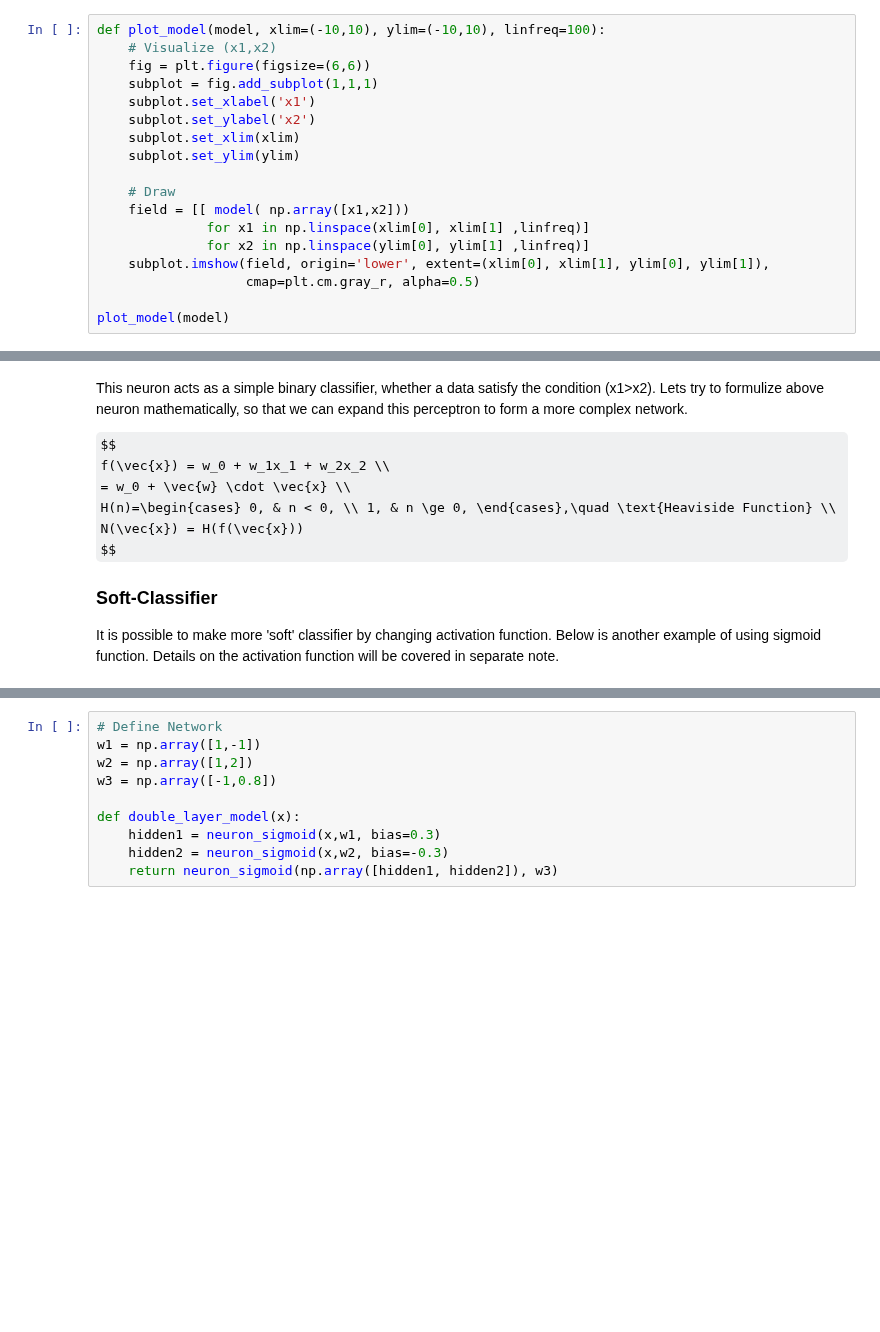
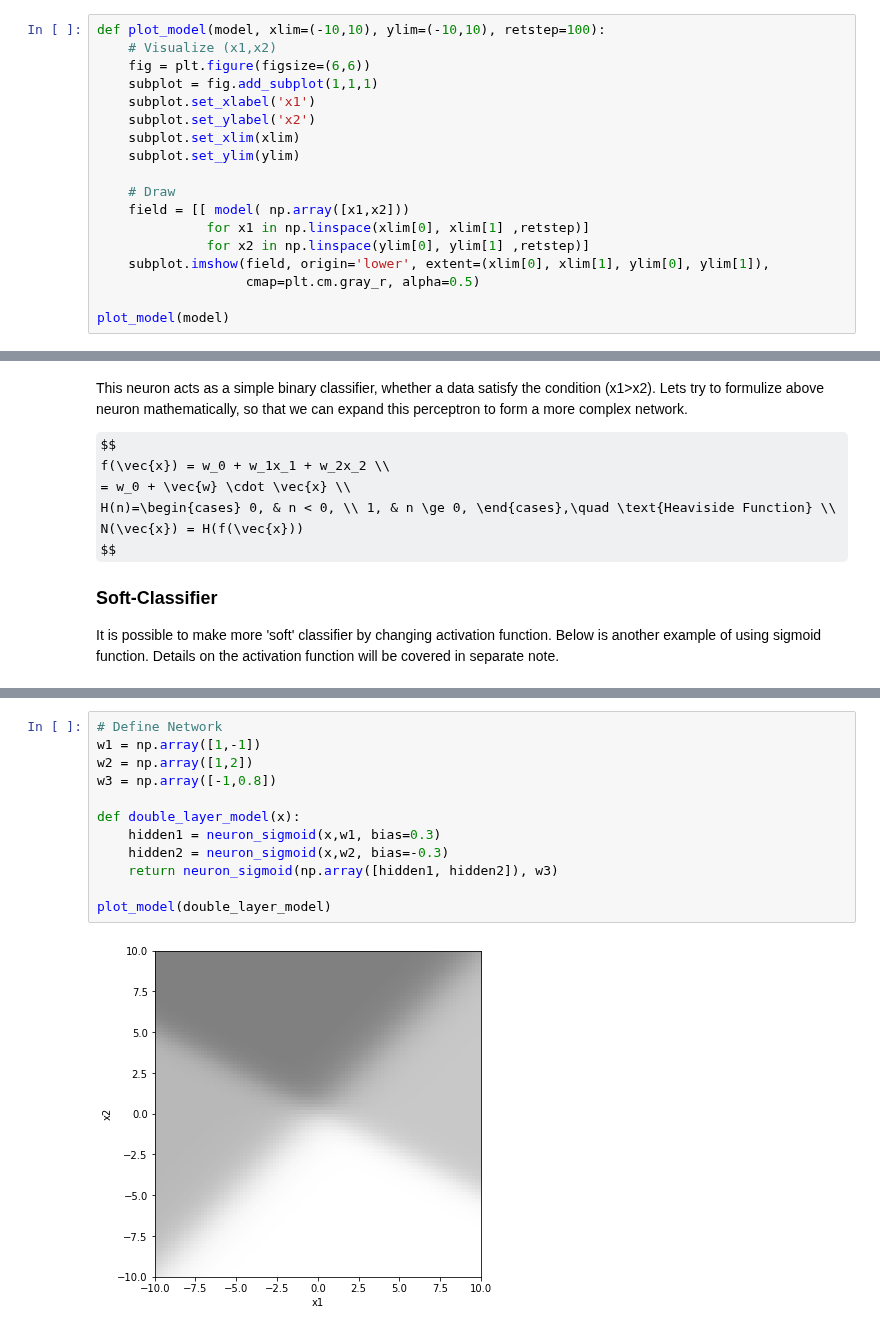
Before and after one commit to skim0119/DeepLearning_Notes, a Jupyter notebook: 0.Neural Network Theory/1.Neuron and Perceptron.ipynb, the cells around one changed output, grey strips where cells are left out. Saved outputs shown, nothing was run; the diff lists cells and outputs as text; some formulas as TeX source; blank space fills up the shorter version.

```diff
--- a/0.Neural Network Theory/1.Neuron and Perceptron.ipynb
+++ b/0.Neural Network Theory/1.Neuron and Perceptron.ipynb
@@ -155,7 +156,7 @@ model = lambda x : neuron(x, w)
 # %% [markdown]
 Lets visualize the model. Since the model takes only two inputs $w_0$ and $w_1$, we can graph the function on 2-D graph.
 # %%
-def plot_model(model, xlim=(-10,10), ylim=(-10,10), linfreq=100):
+def plot_model(model, xlim=(-10,10), ylim=(-10,10), retstep=100):
     # Visualize (x1,x2)
     fig = plt.figure(figsize=(6,6))
     subplot = fig.add_subplot(1,1,1)
@@ -166,8 +167,8 @@ def plot_model(model, xlim=(-10,10), ylim=(-10,10), linfreq=100):
 
     # Draw
     field = [[ model( np.array([x1,x2]))
-              for x1 in np.linspace(xlim[0], xlim[1] ,linfreq)]
-              for x2 in np.linspace(ylim[0], ylim[1] ,linfreq)]
+              for x1 in np.linspace(xlim[0], xlim[1] ,retstep)]
+              for x2 in np.linspace(ylim[0], ylim[1] ,retstep)]
     subplot.imshow(field, origin='lower', extent=(xlim[0], xlim[1], ylim[0], ylim[1]),
                    cmap=plt.cm.gray_r, alpha=0.5)
 
@@ -224,10 +209,14 @@ subplot.imshow(field, origin='lower', extent=(-10,10,-10,10),
 # %%
 # Define Network
 w1 = np.array([1,-1])
 w2 = np.array([1,2])
 w3 = np.array([-1,0.8])
 
 def double_layer_model(x):
     hidden1 = neuron_sigmoid(x,w1, bias=0.3)
     hidden2 = neuron_sigmoid(x,w2, bias=-0.3)
     return neuron_sigmoid(np.array([hidden1, hidden2]), w3)
+
+plot_model(double_layer_model)
+# %% [output]
+[figure, added]
```
Also changed, not shown: parts of 4 cells of this notebook.
